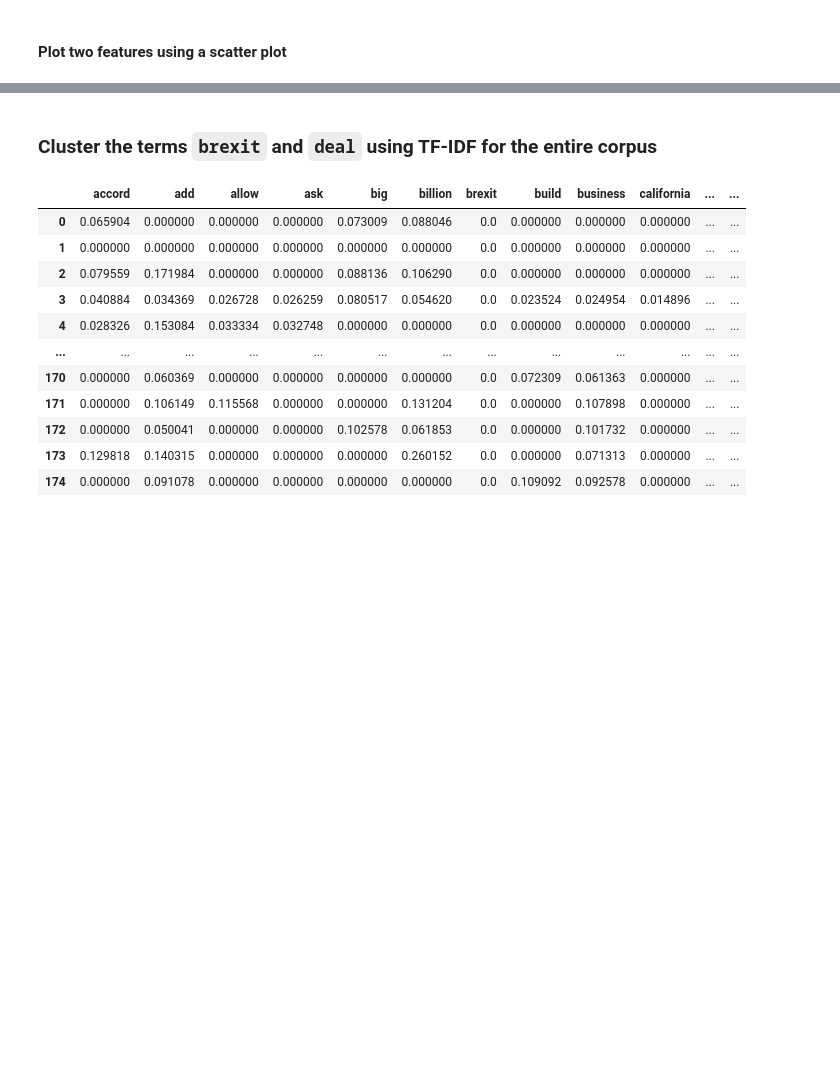
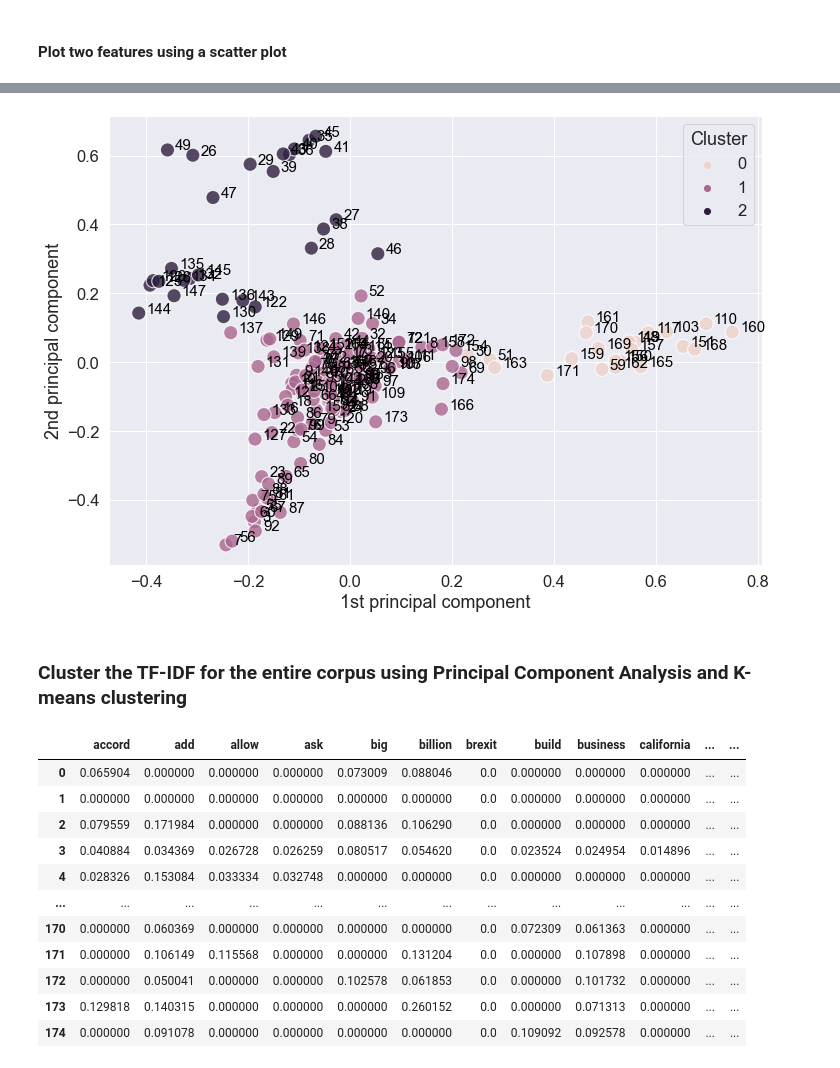
Before and after one commit to valdanchev/SC207, a Jupyter notebook: 13_TextVectorisation_Ngrams_TFIDF.ipynb, the cells around one changed output, grey strips where cells are left out. Drawn from its saved outputs; the diff is of its cells as text; code cells hidden in the pictures; blank space fills up the shorter version.

```diff
--- a/13_TextVectorisation_Ngrams_TFIDF.ipynb
+++ b/13_TextVectorisation_Ngrams_TFIDF.ipynb
@@ -525,5 +574,8 @@ Text(0, 0.5, 'deal')
 # %%
-# Initialise and fit k-means with 3 clusters
-km = KMeans(n_clusters=3)
-km.fit(matrix)
+# Initialise the k-means estimator with 3 clusters
+kmeans = KMeans(n_clusters=3)
+
+# Fit the k-means estimator using the two components
+kmeans.fit(pca_components)
+kmeans.labels_
 # %% [output]
@@ -531,4 +590,0 @@ KMeans(n_clusters=3)
-# %%
-# Assign a document to a category
-tf_idf_df['category'] = km.labels_
-tf_idf_df
@@ -573,0 +591,4 @@ Text(0, 0.5, 'deal')
+# %%
+# Add the cluster variable as a column in the tf_idf_df variable
+tf_idf_df['cluster'] = kmeans.labels_
+tf_idf_df
@@ -574,5 +609,31 @@ Text(0, 0.5, 'deal')
+# %%
+# Assign a document to a category
+tf_idf_df['category'] = kmeans.labels_
+tf_idf_df['pca_components_1'] = pca_components[:, 0]
+tf_idf_df['pca_components_2'] = pca_components[:, 1]
+
+# Set figure size
+sns.set_context("notebook", font_scale=1.5)
+plt.figure(figsize = (11.7,8.27))
+
+# Scatterplot with the 1st principal component on the horizontal x axes and 2nd principal component on the vertical y axis
+fig = sns.scatterplot(x = pca_components[:, 0], y = pca_components[:, 1], hue=kmeans.labels_, alpha=0.8, s=200)
+
+# This for loop assign country name to each data point iteratively
+for line in range(0,tf_idf_df.shape[0]):
+     fig.text(pca_components[line,0]+0.015, pca_components[line,1], # where the labels should be positioned
+     tf_idf_df.index[line], # add labels to each data point
+     horizontalalignment='left', size='small', color='black', weight='light') # possibly add fontsize=10
+
+# Add labels to the horisontal x axis and vertical y axis
+labels = fig.set(xlabel='1st principal component', ylabel='2nd principal component')
+
+# Add title 'Cluster' to the legend and locate it in the upper right of the plot
+legend = plt.legend(title='Cluster', loc='upper right')
+# %% [output]
+[figure, added]
 # %% [markdown]
-### Cluster the terms `brexit` and `deal` using TF-IDF for the entire corpus
+### Cluster the TF-IDF for the entire corpus using Principal Component Analysis and K-means clustering
 # %%
 # Compute TF-IDF
 vectorizer = TfidfVectorizer(stop_words='english',
```
Also changed, not shown: parts of 32 cells of this notebook.
